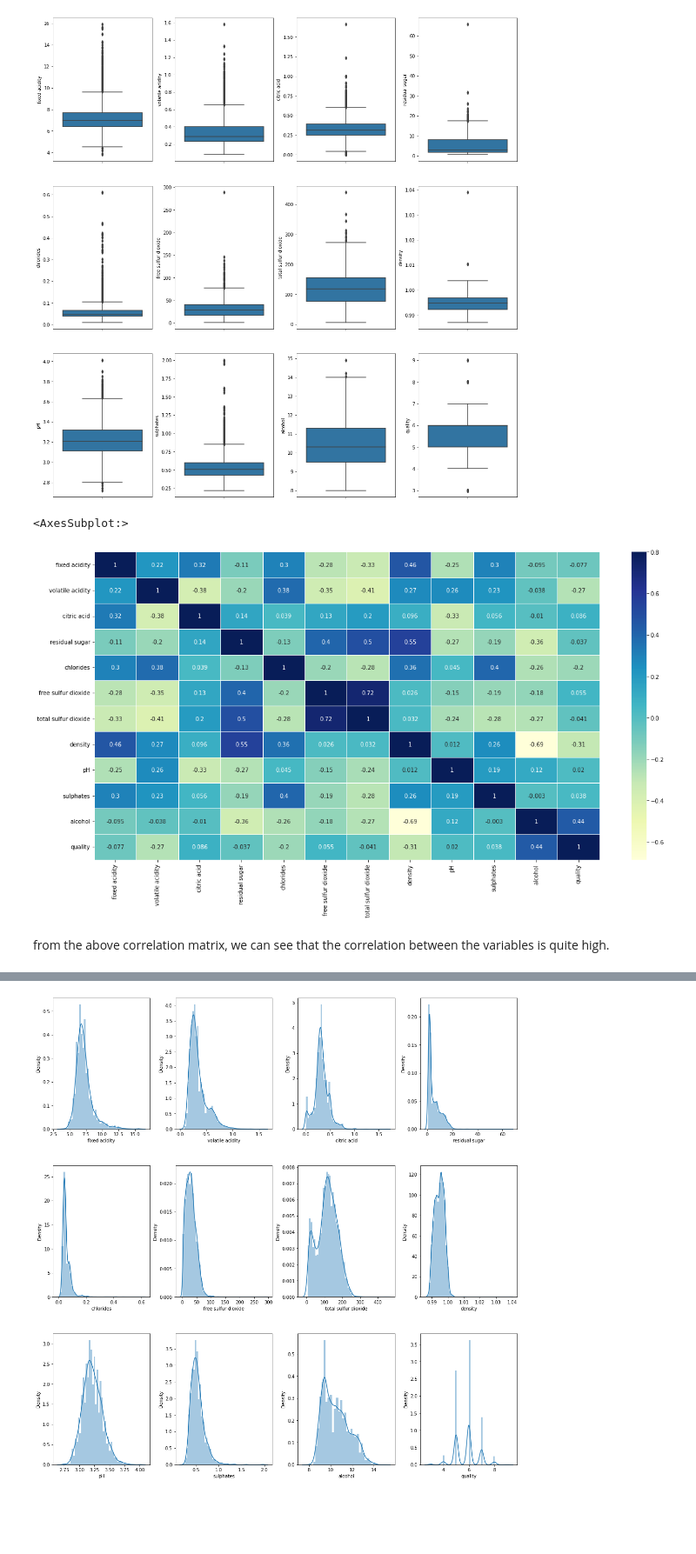
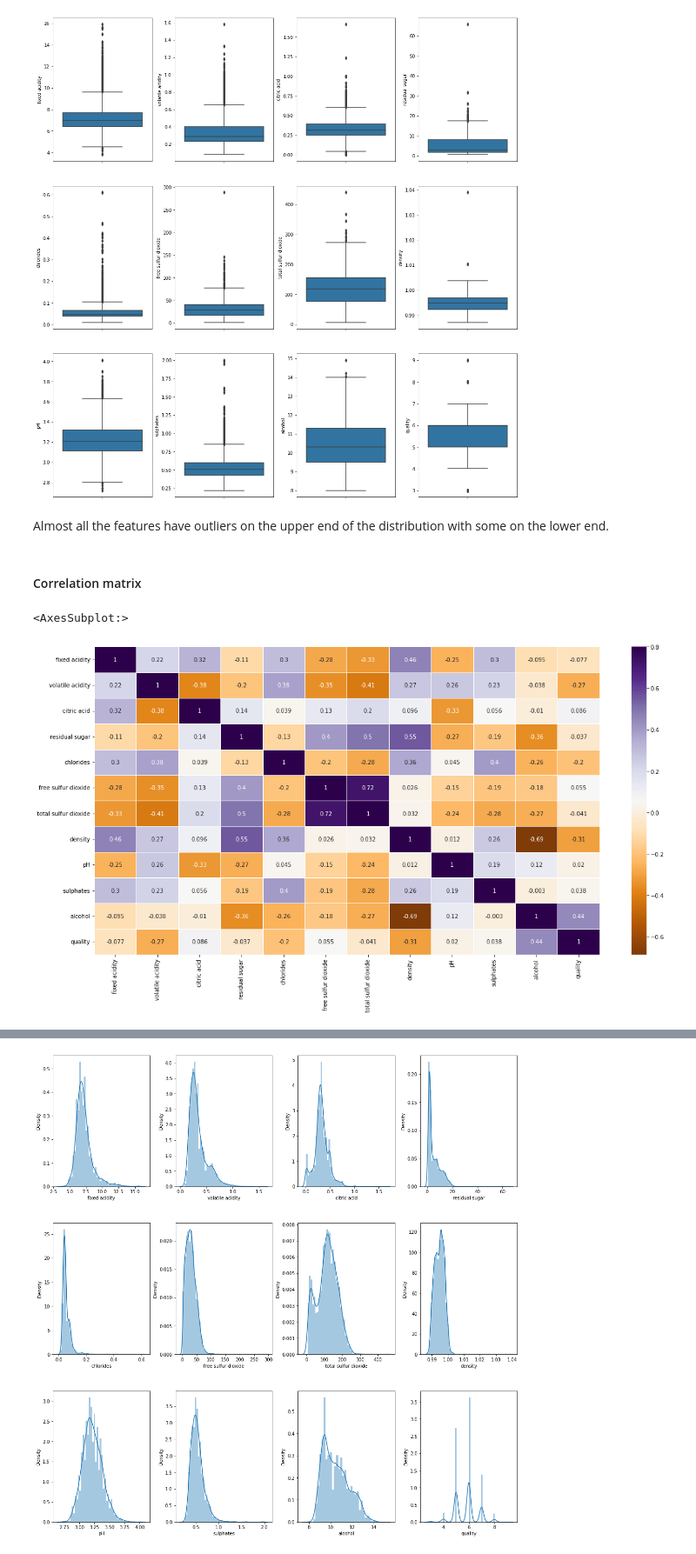
Before and after one commit to Dr-Blank/wine-quality-prediction, a Jupyter notebook: classification.ipynb, the cells around one changed output, grey strips where cells are left out. Shown at 87% size. Drawn from its saved outputs; the diff is of its cells as text; code cells hidden in the pictures; blank space fills up the shorter version.

```diff
--- a/classification.ipynb
+++ b/classification.ipynb
@@ -23,11 +47,18 @@ RANDOM_STATE = 1628
 # %%
-df_red = pd.read_csv('data/winequality-red.csv', sep=';')
-df_red['type'] = 'red'
+DATA_FOLDER = "data/"
+DATA_FOLDER_URL = (
+    "https://archive.ics.uci.edu/ml/machine-learning-databases/wine-quality/"
+)
+DATA_FILE_RED = "winequality-red.csv"
+DATA_FILE_WHITE = "winequality-white.csv"
 
-df_white = pd.read_csv('data/winequality-white.csv', sep=';')
-df_white['type'] = 'white'
+df_red = pd.read_csv(DATA_FOLDER_URL + DATA_FILE_RED, sep=";")
+df_red["type"] = "red"
 
-df=pd.concat([df_red, df_white], ignore_index=True)
+df_white = pd.read_csv(DATA_FOLDER_URL + DATA_FILE_WHITE, sep=";")
+df_white["type"] = "white"
+
+df = pd.concat([df_red, df_white], ignore_index=True)
 # %%
 df
 # %% [output]
@@ -76,12 +139,14 @@ def create_box_plots(df:DataFrame, columns:list[str]|None = None):
 create_box_plots(df)
 # %% [output]
 [figure]
+# %% [markdown]
+Almost all the features have outliers on the upper end of the distribution with some on the lower end.
+# %% [markdown]
+#### Correlation matrix
 # %%
 corr = df.corr()
-plt.figure(figsize=(20,10))
-sns.heatmap(corr, annot=True, cmap='YlGnBu', vmax=.8, linewidths=0.5)
+plt.figure(figsize=(20, 10))
+sns.heatmap(corr, annot=True, cmap="PuOr", vmax=0.8, linewidths=0.5)
 # %% [output]
 <AxesSubplot:>
-[figure, old version]
+[figure, new version]
-# %% [markdown]
-from the above correlation matrix, we can see that the correlation between the variables is quite high.
```
Also changed, not shown: parts of 67 cells of this notebook, 1 other file.
